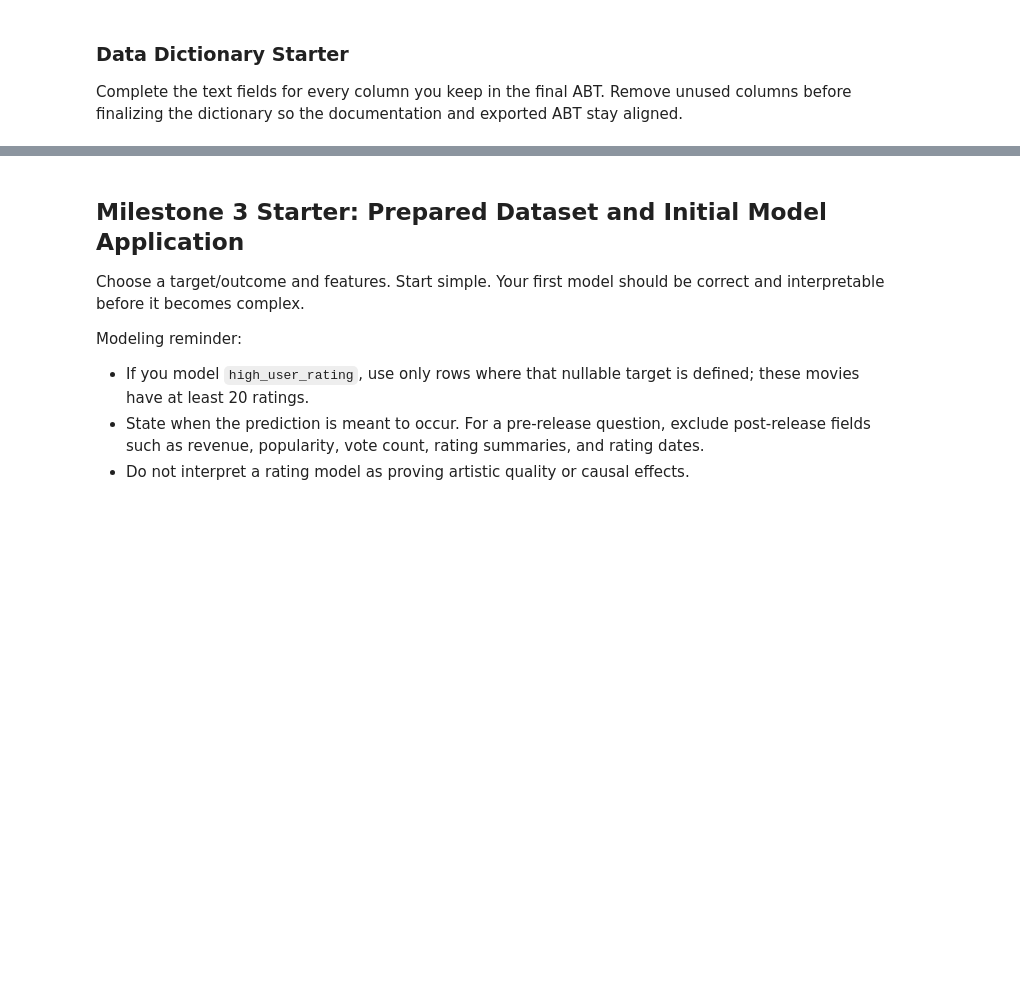
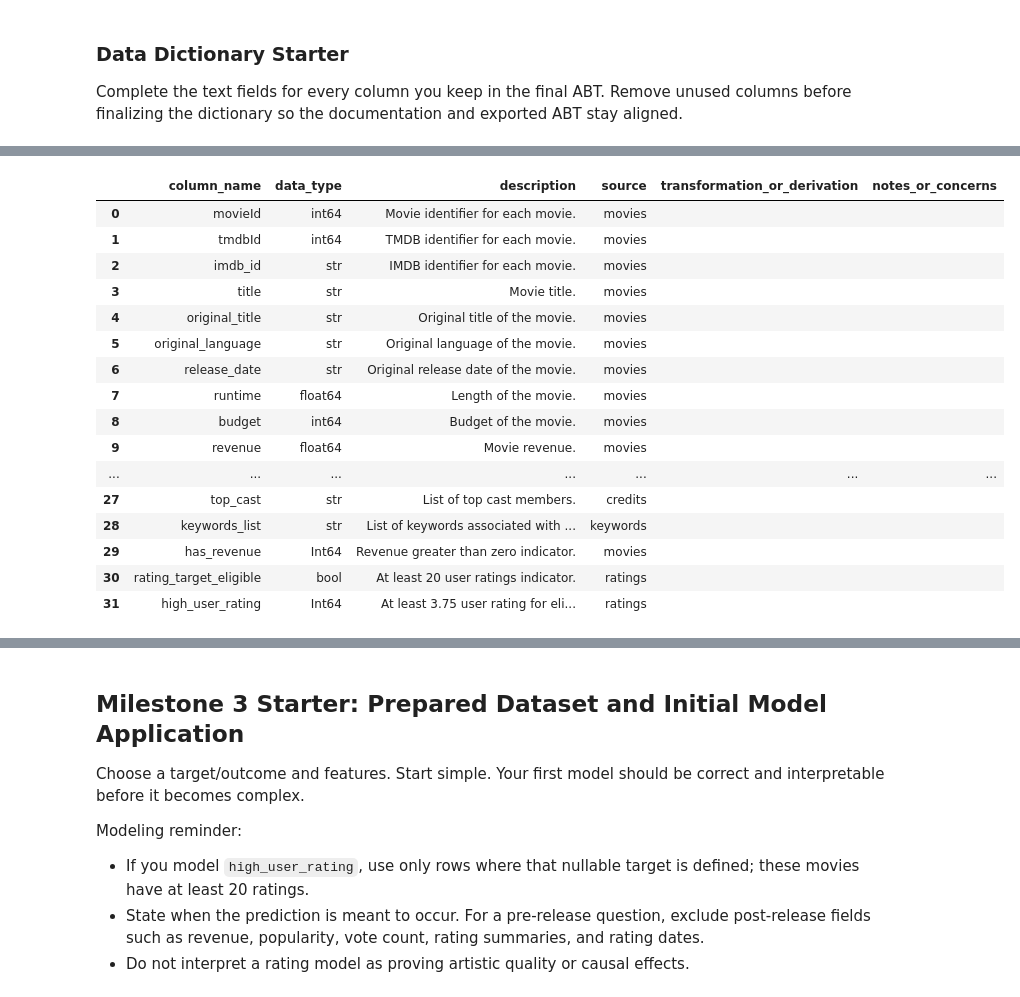
Before and after one commit to ovallemark/ban6003-project-option-1-movies, a Jupyter notebook: notebooks/movies_project_starter.ipynb, the cells around one changed output, grey strips where cells are left out. Drawn from its saved outputs; the diff is of its cells as text; code cells hidden in the pictures; blank space fills up the shorter version.

```diff
--- a/notebooks/movies_project_starter.ipynb
+++ b/notebooks/movies_project_starter.ipynb
@@ -548,0 +626,55 @@ data_dictionary.head()
+# %%
+#Source column
+
+data_dictionary.loc[data_dictionary["column_name"] == "movieId", "source"] = "movies"
+data_dictionary.loc[data_dictionary["column_name"] == "tmdbId", "source"] = "movies"
+data_dictionary.loc[data_dictionary["column_name"] == "imdb_id", "source"] = "movies"
+data_dictionary.loc[data_dictionary["column_name"] == "title", "source"] = "movies"
+data_dictionary.loc[data_dictionary["column_name"] == "original_title", "source"] = "movies"
+data_dictionary.loc[data_dictionary["column_name"] == "original_language", "source"] = "movies"
+data_dictionary.loc[data_dictionary["column_name"] == "release_date", "source"] = "movies"
+data_dictionary.loc[data_dictionary["column_name"] == "runtime", "source"] = "movies"
+data_dictionary.loc[data_dictionary["column_name"] == "budget", "source"] = "movies"
+data_dictionary.loc[data_dictionary["column_name"] == "revenue", "source"] = "movies"
+data_dictionary.loc[data_dictionary["column_name"] == "popularity", "source"] = "movies"
+data_dictionary.loc[data_dictionary["column_name"] == "vote_average", "source"] = "movies"
+data_dictionary.loc[data_dictionary["column_name"] == "vote_count", "source"] = "movies"
+data_dictionary.loc[data_dictionary["column_name"] == "genres", "source"] = "movies"
+data_dictionary.loc[data_dictionary["column_name"] == "production_companies", "source"] = "movies"
+data_dictionary.loc[data_dictionary["column_name"] == "production_countries", "source"] = "movies"
+data_dictionary.loc[data_dictionary["column_name"] == "adult", "source"] = "movies"
+data_dictionary.loc[data_dictionary["column_name"] == "status", "source"] = "movies"
+data_dictionary.loc[data_dictionary["column_name"] == "genres_list", "source"] = "movies"
+data_dictionary.loc[data_dictionary["column_name"] == "primary_genre", "source"] = "movies"
+data_dictionary.loc[data_dictionary["column_name"] == "release_year", "source"] = "movies"
+data_dictionary.loc[data_dictionary["column_name"] == "user_rating_mean", "source"] = "ratings"
+data_dictionary.loc[data_dictionary["column_name"] == "user_rating_count", "source"] = "ratings"
+data_dictionary.loc[data_dictionary["column_name"] == "user_rating_std", "source"] = "ratings"
+data_dictionary.loc[data_dictionary["column_name"] == "first_rating_date", "source"] = "ratings"
+data_dictionary.loc[data_dictionary["column_name"] == "last_rating_date", "source"] = "ratings"
+data_dictionary.loc[data_dictionary["column_name"] == "director", "source"] = "credits"
+data_dictionary.loc[data_dictionary["column_name"] == "top_cast", "source"] = "credits"
+data_dictionary.loc[data_dictionary["column_name"] == "keywords_list", "source"] = "keywords"
+data_dictionary.loc[data_dictionary["column_name"] == "has_revenue", "source"] = "movies"
+data_dictionary.loc[data_dictionary["column_name"] == "rating_target_eligible", "source"] = "ratings"
+data_dictionary.loc[data_dictionary["column_name"] == "high_user_rating", "source"] = "ratings"
+
+display(data_dictionary)
+# %% [output]
+|  | column_name | data_type | description | source | transformation_or_derivation | notes_or_concerns |
+| 0 | movieId | int64 | Movie identifier for each movie. | movies |  |  |
+| 1 | tmdbId | int64 | TMDB identifier for each movie. | movies |  |  |
+| 2 | imdb_id | str | IMDB identifier for each movie. | movies |  |  |
+| 3 | title | str | Movie title. | movies |  |  |
+| 4 | original_title | str | Original title of the movie. | movies |  |  |
+| 5 | original_language | str | Original language of the movie. | movies |  |  |
+| 6 | release_date | str | Original release date of the movie. | movies |  |  |
+| 7 | runtime | float64 | Length of the movie. | movies |  |  |
+| 8 | budget | int64 | Budget of the movie. | movies |  |  |
+| 9 | revenue | float64 | Movie revenue. | movies |  |  |
+| ... | ... | ... | ... | ... | ... | ... |
+| 27 | top_cast | str | List of top cast members. | credits |  |  |
+| 28 | keywords_list | str | List of keywords associated with ... | keywords |  |  |
+| 29 | has_revenue | Int64 | Revenue greater than zero indicator. | movies |  |  |
+| 30 | rating_target_eligible | bool | At least 20 user ratings indicator. | ratings |  |  |
+| 31 | high_user_rating | Int64 | At least 3.75 user rating for eli... | ratings |  |  |
```
Also changed, not shown: parts of 6 cells of this notebook.
